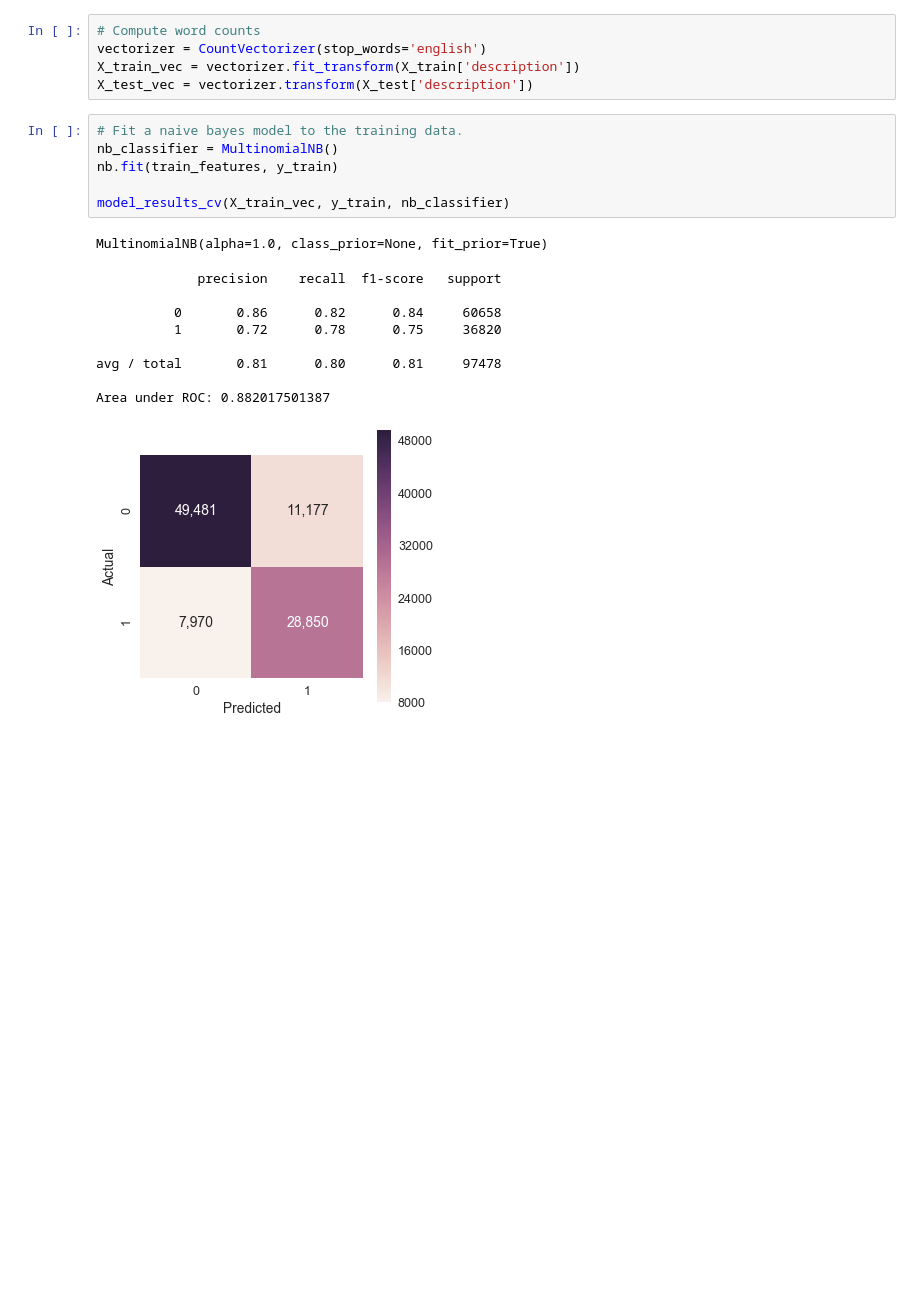
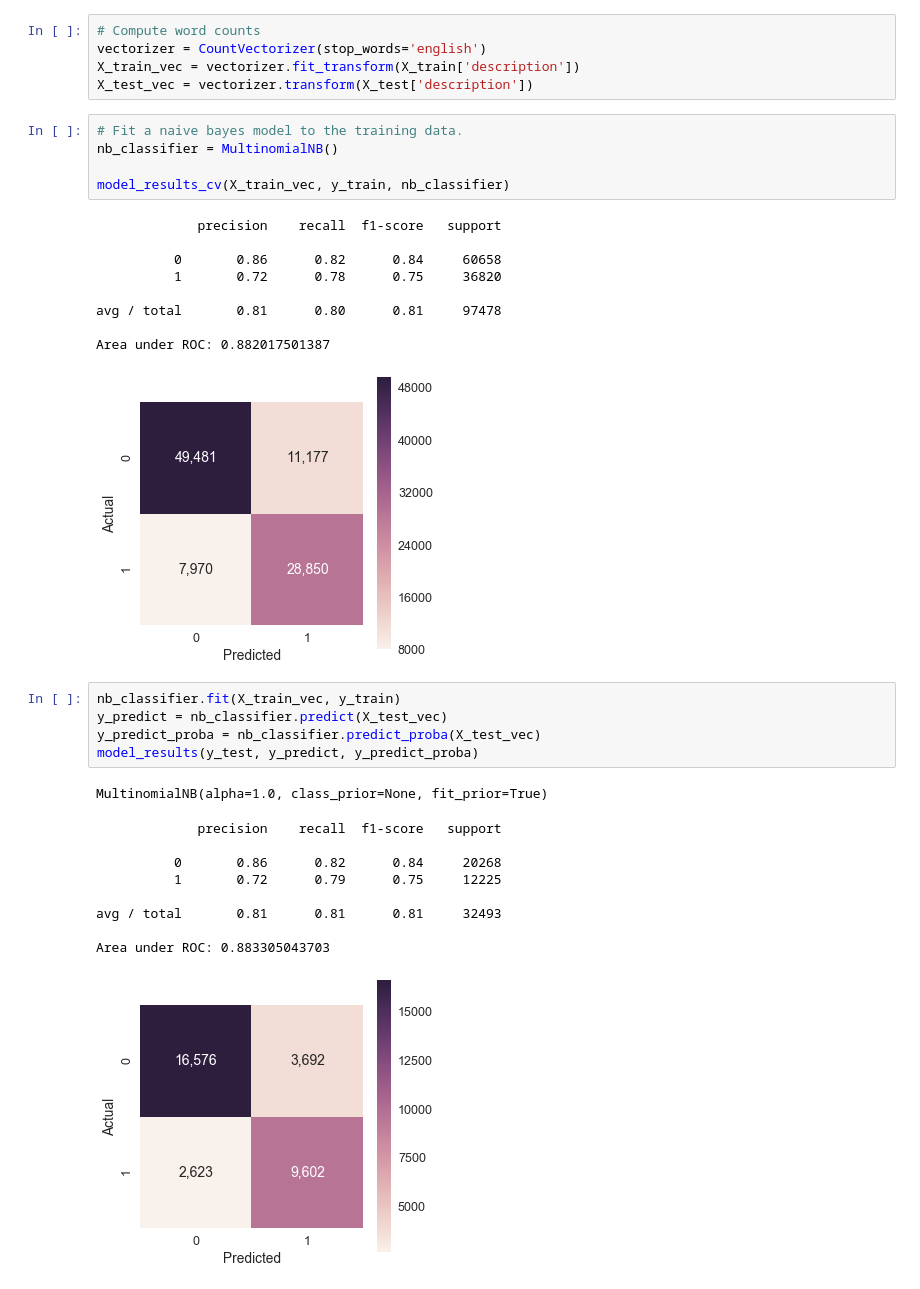
Before and after one commit to jbertscher/wining-and-mining, a Jupyter notebook: notebooks/2.0-jb-modelling-wine-score.ipynb, the cells around one changed output. Saved outputs shown, nothing was run; the diff lists cells and outputs as text; blank space fills up the shorter version.

```diff
--- a/notebooks/2.0-jb-modelling-wine-score.ipynb
+++ b/notebooks/2.0-jb-modelling-wine-score.ipynb
@@ -83,17 +83,31 @@ X_test_vec = vectorizer.transform(X_test['description'])
 # %%
 # Fit a naive bayes model to the training data.
 nb_classifier = MultinomialNB()
-nb.fit(train_features, y_train)
 
 model_results_cv(X_train_vec, y_train, nb_classifier)
 # %% [output]
-MultinomialNB(alpha=1.0, class_prior=None, fit_prior=True)
+             precision    recall  f1-score   support
+
+          0       0.86      0.82      0.84     60658
+          1       0.72      0.78      0.75     36820
+
+avg / total       0.81      0.80      0.81     97478
+
+Area under ROC: 0.882017501387
-             precision    recall  f1-score   support
-
-          0       0.86      0.82      0.84     60658
-          1       0.72      0.78      0.75     36820
-
-avg / total       0.81      0.80      0.81     97478
-
-Area under ROC: 0.882017501387
 [figure]
+# %%
+nb_classifier.fit(X_train_vec, y_train)
+y_predict = nb_classifier.predict(X_test_vec)
+y_predict_proba = nb_classifier.predict_proba(X_test_vec)
+model_results(y_test, y_predict, y_predict_proba)
+# %% [output]
+MultinomialNB(alpha=1.0, class_prior=None, fit_prior=True)
+             precision    recall  f1-score   support
+
+          0       0.86      0.82      0.84     20268
+          1       0.72      0.79      0.75     12225
+
+avg / total       0.81      0.81      0.81     32493
+
+Area under ROC: 0.883305043703
+[figure, added]
```
Also changed, not shown: parts of 5 cells of this notebook.
